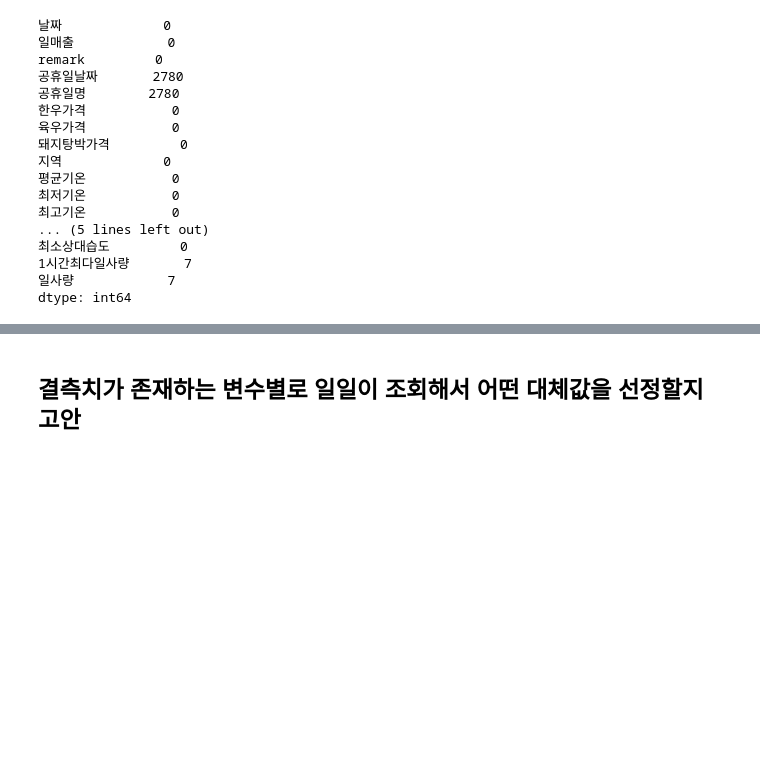
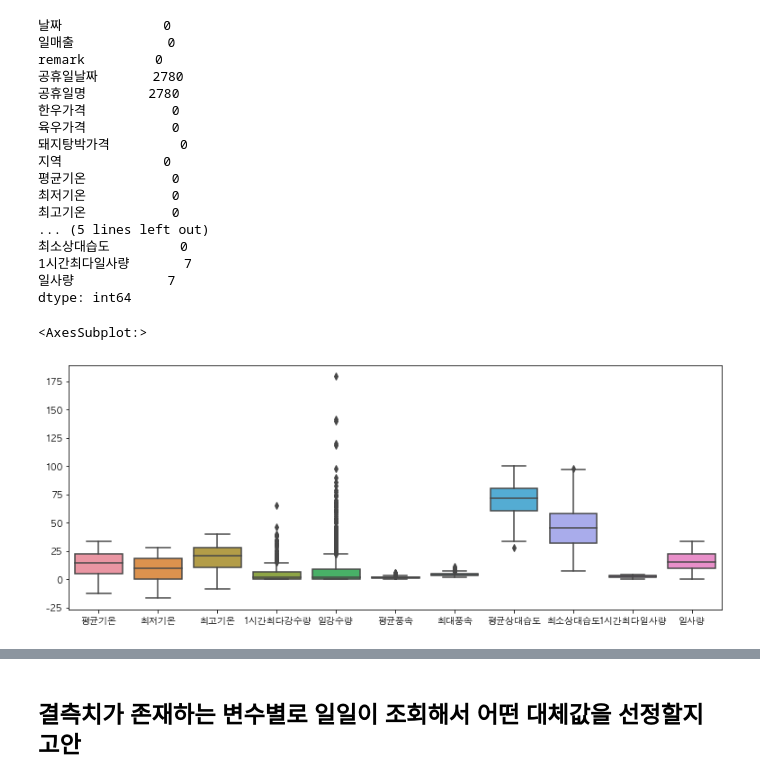
Before and after one commit to young-hun-jo/DataAnalysis, a Jupyter notebook: woochuri/analysis.ipynb, the cells around one changed output, grey strips where cells are left out. Cells and saved outputs as stored; diff of their text form; code cells hidden in the pictures; blank space fills up the shorter version.

```diff
--- a/woochuri/analysis.ipynb
+++ b/woochuri/analysis.ipynb
@@ -171,3 +171,20 @@ remark         0
 1시간최다일사량       7
 일사량            7
 dtype: int64
+# %%
+import matplotlib.pyplot as plt
+import seaborn as sns
+import warnings
+warnings.filterwarnings(action='ignore')
+plt.rc('font', family='AppleGothic')
+plt.rcParams['axes.unicode_minus'] = False
+
+# 결측치가 존재하는 날씨 변수들 이상치 여부 확인하기
+w_cols = dataset.columns[9:].tolist()
+w_df = dataset[w_cols]
+
+plt.figure(figsize=(13,5))
+sns.boxplot(data=w_df)
+# %% [output]
+<AxesSubplot:>
+[figure, added]
```
Also changed, not shown: parts of 26 cells of this notebook.
